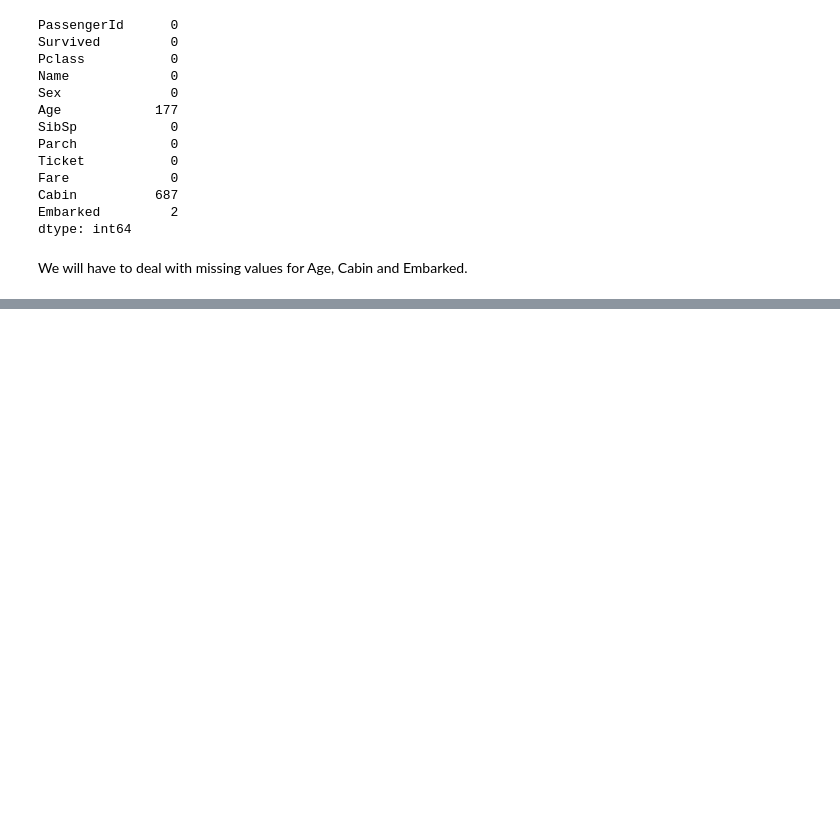
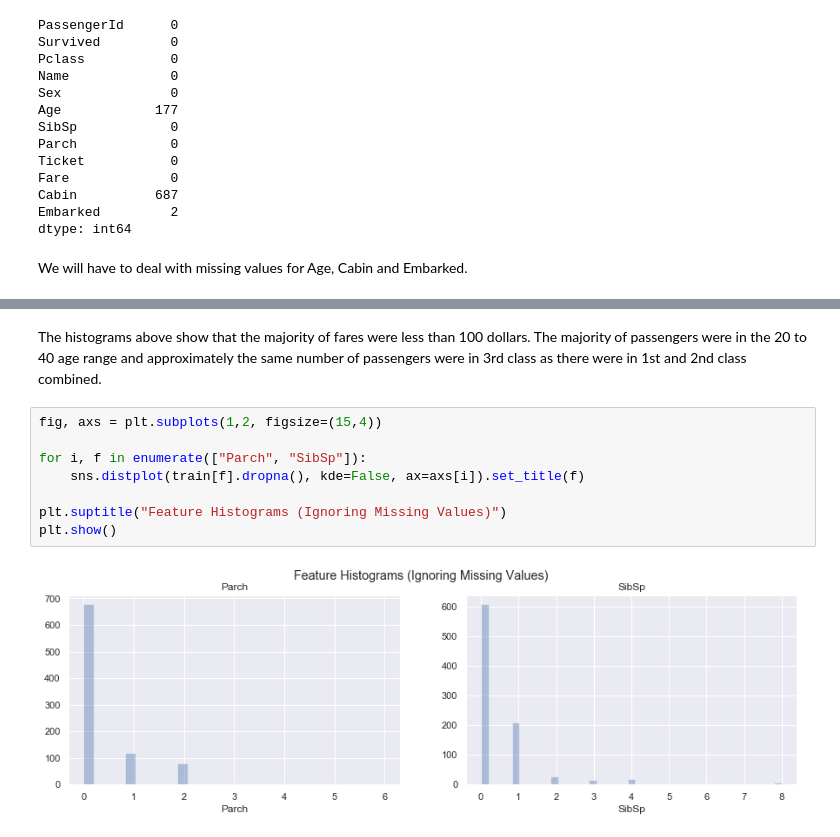
Before and after one commit to amypeniston/data-science-toolbox, a Jupyter notebook: kaggle_competitions/titanic/1_EDA.ipynb, the cells around one changed output, grey strips where cells are left out. Saved outputs shown, nothing was run; the diff lists cells and outputs as text; blank space fills up the shorter version.

Commit message:
Data visualization, conditional distributions of survival

```diff
--- a/kaggle_competitions/titanic/1_EDA.ipynb
+++ b/kaggle_competitions/titanic/1_EDA.ipynb
@@ -94,0 +100,12 @@ plt.show()
+# %% [markdown]
+The histograms above show that the majority of fares were less than 100 dollars. The majority of passengers were in the 20 to 40 age range and approximately the same number of passengers were in 3rd class as there were in 1st and 2nd class combined.
+# %%
+fig, axs = plt.subplots(1,2, figsize=(15,4))
+
+for i, f in enumerate(["Parch", "SibSp"]):
+    sns.distplot(train[f].dropna(), kde=False, ax=axs[i]).set_title(f)
+
+plt.suptitle("Feature Histograms (Ignoring Missing Values)")
+plt.show()
+# %% [output]
+[figure, added]
```
Also changed, not shown: parts of 18 cells of this notebook, 1 other file.
